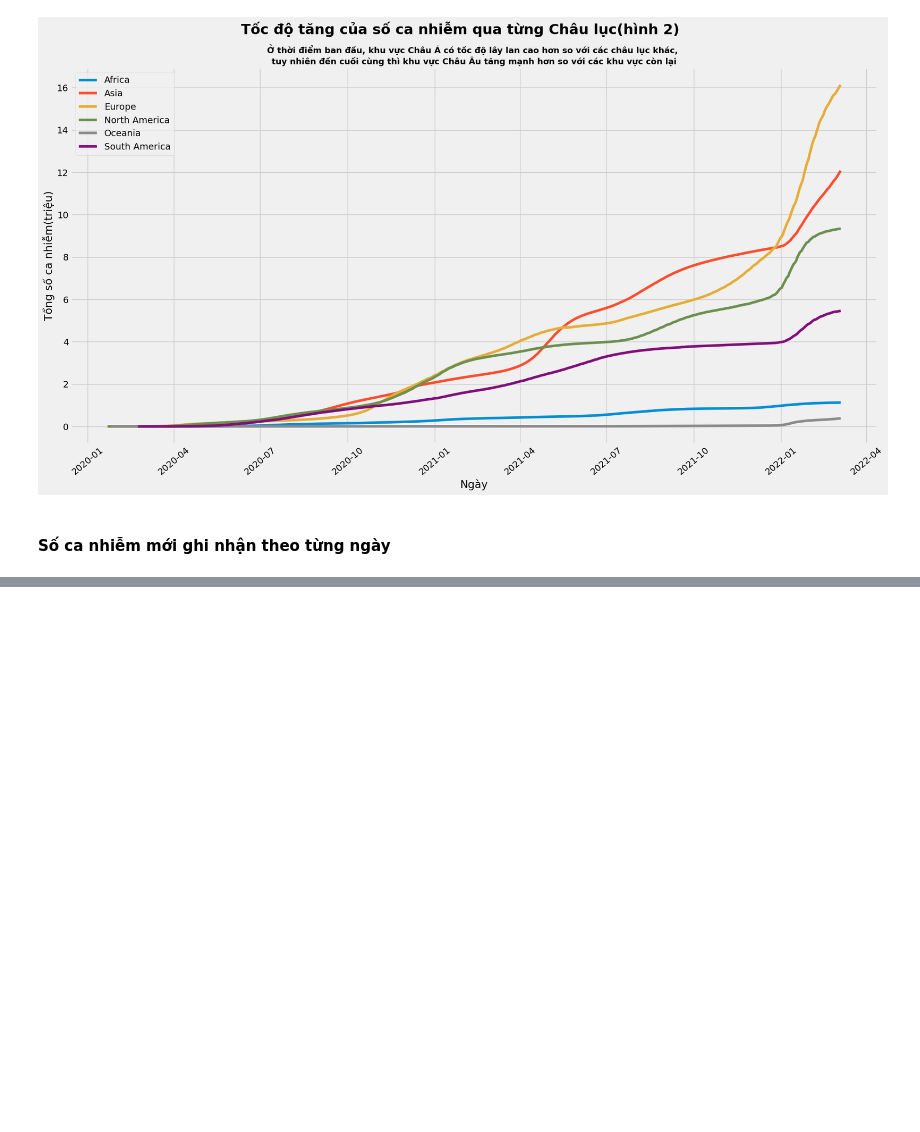
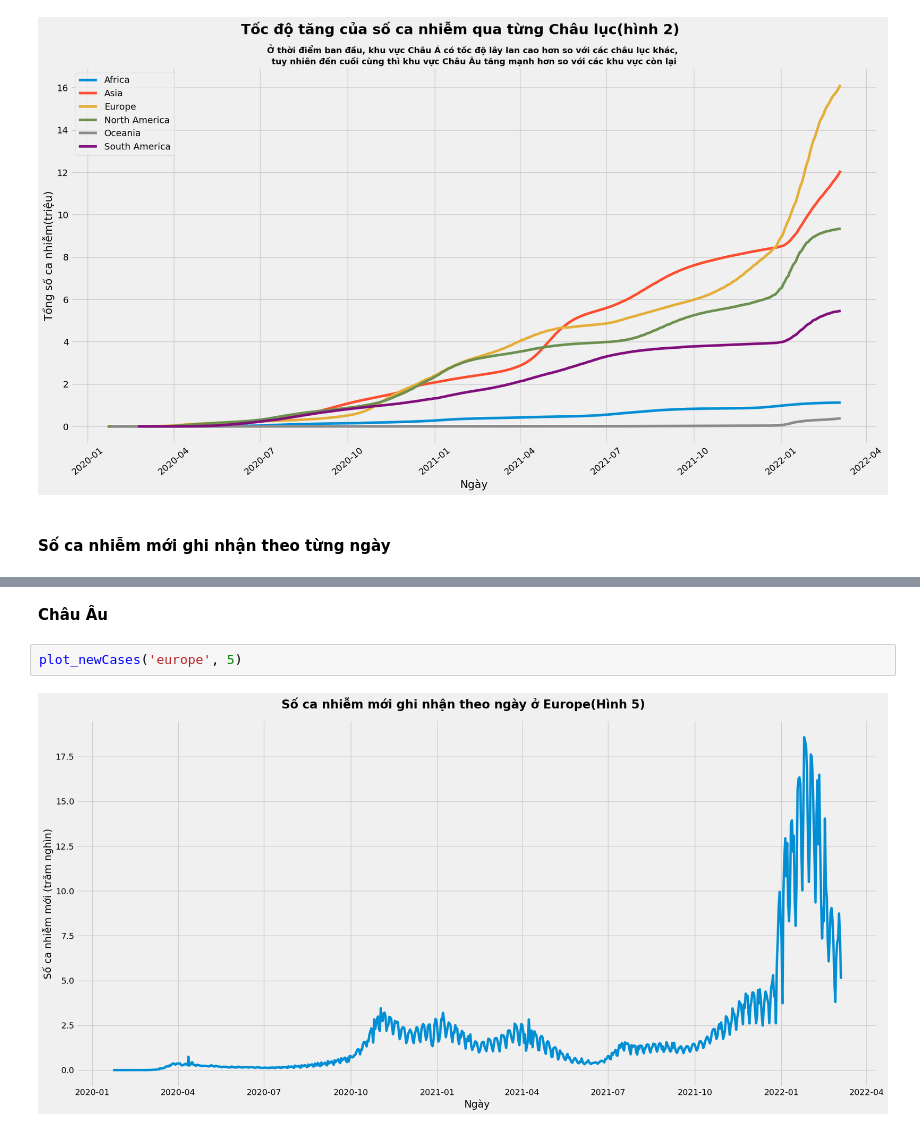
Before and after one commit to manh0387/BTL_LapTrinhAI, a Jupyter notebook: data_analyst.ipynb, the cells around one changed output, grey strips where cells are left out. Cells and saved outputs as stored; diff of their text form; blank space fills up the shorter version.

```diff
--- a/data_analyst.ipynb
+++ b/data_analyst.ipynb
@@ -254,0 +276,6 @@ Name: new_cases, Length: 774, dtype: float64
+# %% [markdown]
+**Châu Âu**
+# %%
+plot_newCases('europe', 5)
+# %% [output]
+[figure, added]
```
Also changed, not shown: parts of 53 cells of this notebook, 17 other files.
